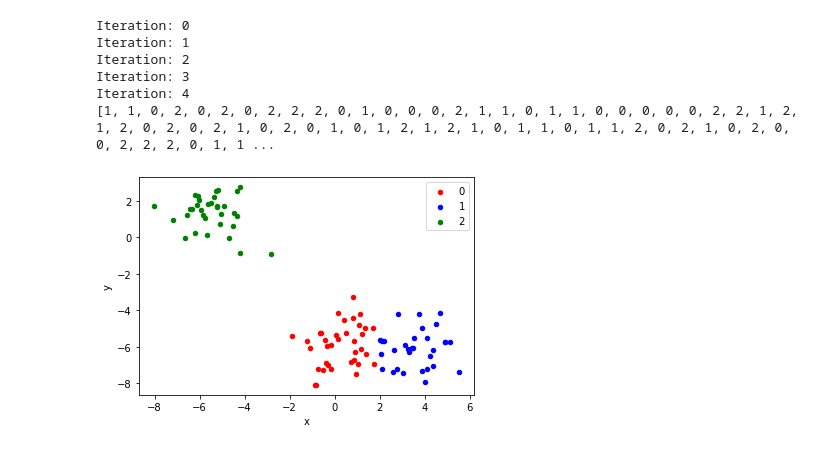
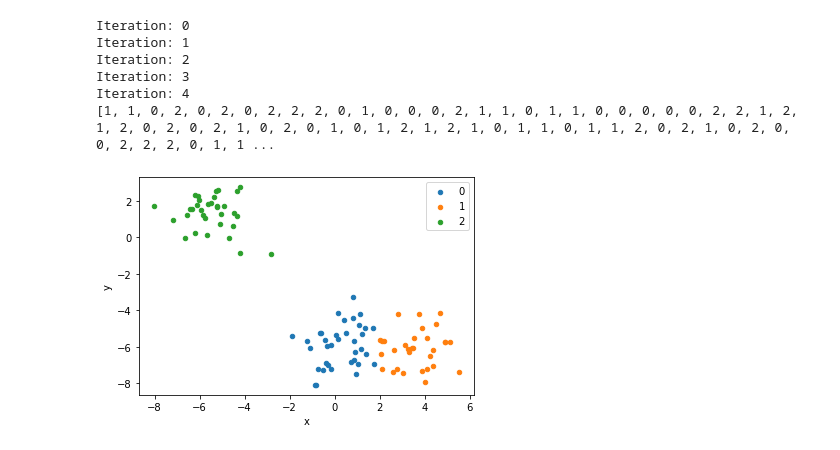
Before and after one commit to Lilchoto3/cs-build-week-unit-5, a Jupyter notebook: testing.ipynb, the cells around one changed output. Cells and saved outputs as stored; diff of their text form; code cells hidden in the pictures.

```diff
--- a/testing.ipynb
+++ b/testing.ipynb
@@ -12,7 +12,7 @@ print(points[:5])
 [[2.585749067032938, -7.384446376655612], [3.496018744290417, -6.076837627281], [-0.3048257866183498, -6.981354940672796], [-4.681266596289631, -0.026217710479438994], [-0.839549287040303, -8.09040373 ...
 # %%
 from kmeans.kmeansClusteringNoScipy import KMeans
-kmeans = KMeans(n_clusters=3, max_iter=20)
+kmeans = KMeans(n_clusters=3, max_iter=20, savealliters=True)
 kmeans.fit(points)
 print(kmeans.predict(points))
 # %% [output]
@@ -25,17 +25,25 @@ Iteration: 4
 # %%
 # plot points with clusters to show it works
 import pandas as pd
 import matplotlib.pyplot as plt
 
 df = pd.DataFrame(points, columns=['x','y'])
 df['label'] = kmeans.predict(points)
 df.head()
 
-colors = {0:'red', 1:'blue', 2:'green'}
+colors = {0:'tab:blue',
+          1:'tab:orange',
+          2:'tab:green',
+          3:'tab:red',
+          4:'tab:purple',
+          5:'tab:brown',
+          6:'tab:pink',
+          7:'tab:gray'
+}
 fig, ax = plt.subplots()
 grouped = df.groupby('label')
 for key, group in grouped:
     group.plot(ax=ax, kind='scatter', x='x', y='y', label=key, color=colors[key])
 plt.show()
 # %% [output]
-[figure, old version]
+[figure, new version]
```
Also changed, not shown: 1 other file.
